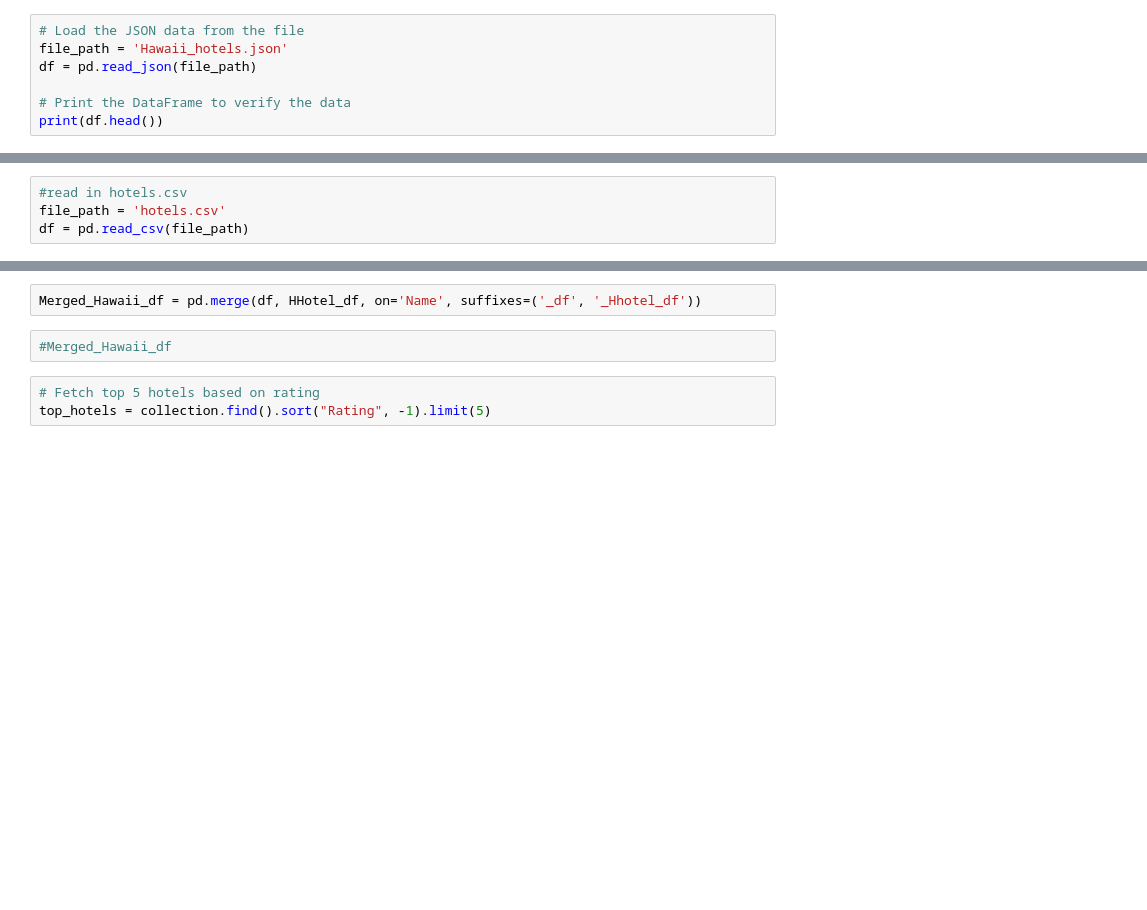
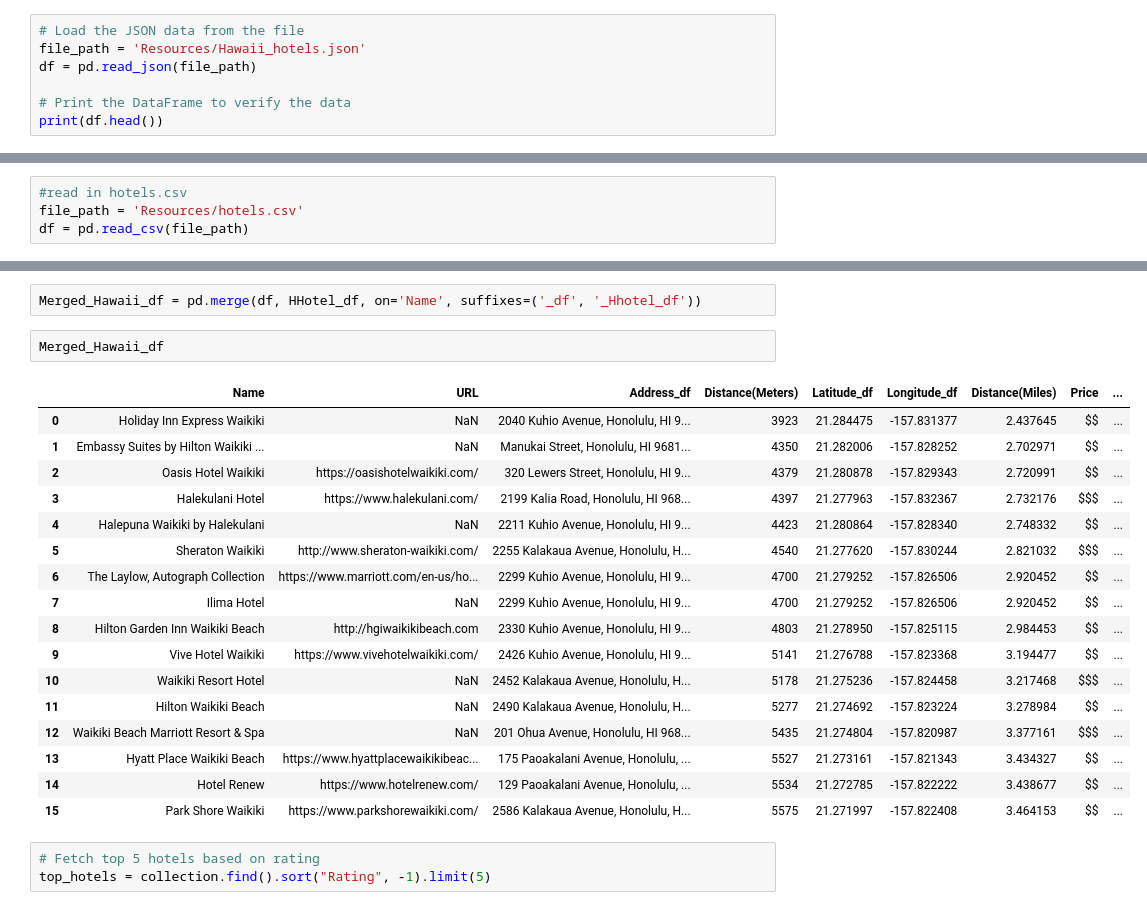
Before and after one commit to messymessina29/Hawaii_Tour_Guide_Project, a Jupyter notebook: Adriel/Hawaii_hotel_visualizations.ipynb, the cells around one changed output, grey strips where cells are left out. Saved outputs shown, nothing was run; the diff lists cells and outputs as text; blank space fills up the shorter version.

```diff
--- a/Adriel/Hawaii_hotel_visualizations.ipynb
+++ b/Adriel/Hawaii_hotel_visualizations.ipynb
@@ -16,7 +16,7 @@ all_hotels = collection.find()
 #      print(hotel)
 # %%
 # Load the JSON data from the file
-file_path = 'Hawaii_hotels.json'
+file_path = 'Resources/Hawaii_hotels.json'
 df = pd.read_json(file_path)
 
 # Print the DataFrame to verify the data
@@ -58,7 +58,7 @@ HHotel_df.head(5)
 #HHotel_df.to_csv('Hawaii_Hotels.csv', index=False)
 # %%
 #read in hotels.csv
-file_path = 'hotels.csv'
+file_path = 'Resources/hotels.csv'
 df = pd.read_csv(file_path)
 # %%
 df.head(5)
@@ -71,8 +71,26 @@ df.head(5)
 | 4 | The Equus | NaN | 410 Atkinson Drive, Honolulu, HI ... | 2796 | 21.290488 | -157.839541 | 1.737358 |
 # %%
 Merged_Hawaii_df = pd.merge(df, HHotel_df, on='Name', suffixes=('_df', '_Hhotel_df'))
-# %%
-#Merged_Hawaii_df
+# %%
+Merged_Hawaii_df
+# %% [output]
+|  | Name | URL | Address_df | Distance(Meters) | Latitude_df | Longitude_df | Distance(Miles) | Price | ... |
+| 0 | Holiday Inn Express Waikiki | NaN | 2040 Kuhio Avenue, Honolulu, HI 9... | 3923 | 21.284475 | -157.831377 | 2.437645 | $$ | ... |
+| 1 | Embassy Suites by Hilton Waikiki ... | NaN | Manukai Street, Honolulu, HI 9681... | 4350 | 21.282006 | -157.828252 | 2.702971 | $$ | ... |
+| 2 | Oasis Hotel Waikiki | https://oasishotelwaikiki.com/ | 320 Lewers Street, Honolulu, HI 9... | 4379 | 21.280878 | -157.829343 | 2.720991 | $$ | ... |
+| 3 | Halekulani Hotel | https://www.halekulani.com/ | 2199 Kalia Road, Honolulu, HI 968... | 4397 | 21.277963 | -157.832367 | 2.732176 | $$$ | ... |
+| 4 | Halepuna Waikiki by Halekulani | NaN | 2211 Kuhio Avenue, Honolulu, HI 9... | 4423 | 21.280864 | -157.828340 | 2.748332 | $$ | ... |
+| 5 | Sheraton Waikiki | http://www.sheraton-waikiki.com/ | 2255 Kalakaua Avenue, Honolulu, H... | 4540 | 21.277620 | -157.830244 | 2.821032 | $$$ | ... |
+| 6 | The Laylow, Autograph Collection | https://www.marriott.com/en-us/ho... | 2299 Kuhio Avenue, Honolulu, HI 9... | 4700 | 21.279252 | -157.826506 | 2.920452 | $$ | ... |
+| 7 | Ilima Hotel | NaN | 2299 Kuhio Avenue, Honolulu, HI 9... | 4700 | 21.279252 | -157.826506 | 2.920452 | $$ | ... |
+| 8 | Hilton Garden Inn Waikiki Beach | http://hgiwaikikibeach.com | 2330 Kuhio Avenue, Honolulu, HI 9... | 4803 | 21.278950 | -157.825115 | 2.984453 | $$ | ... |
+| 9 | Vive Hotel Waikiki | https://www.vivehotelwaikiki.com/ | 2426 Kuhio Avenue, Honolulu, HI 9... | 5141 | 21.276788 | -157.823368 | 3.194477 | $$ | ... |
+| 10 | Waikiki Resort Hotel | NaN | 2452 Kalakaua Avenue, Honolulu, H... | 5178 | 21.275236 | -157.824458 | 3.217468 | $$$ | ... |
+| 11 | Hilton Waikiki Beach | NaN | 2490 Kalakaua Avenue, Honolulu, H... | 5277 | 21.274692 | -157.823224 | 3.278984 | $$ | ... |
+| 12 | Waikiki Beach Marriott Resort & Spa | NaN | 201 Ohua Avenue, Honolulu, HI 968... | 5435 | 21.274804 | -157.820987 | 3.377161 | $$$ | ... |
+| 13 | Hyatt Place Waikiki Beach | https://www.hyattplacewaikikibeac... | 175 Paoakalani Avenue, Honolulu, ... | 5527 | 21.273161 | -157.821343 | 3.434327 | $$ | ... |
+| 14 | Hotel Renew | https://www.hotelrenew.com/ | 129 Paoakalani Avenue, Honolulu, ... | 5534 | 21.272785 | -157.822222 | 3.438677 | $$ | ... |
+| 15 | Park Shore Waikiki | https://www.parkshorewaikiki.com/ | 2586 Kalakaua Avenue, Honolulu, H... | 5575 | 21.271997 | -157.822408 | 3.464153 | $$ | ... |
 # %%
 # Fetch top 5 hotels based on rating
 top_hotels = collection.find().sort("Rating", -1).limit(5)
```
Also changed, not shown: 10 other files.
